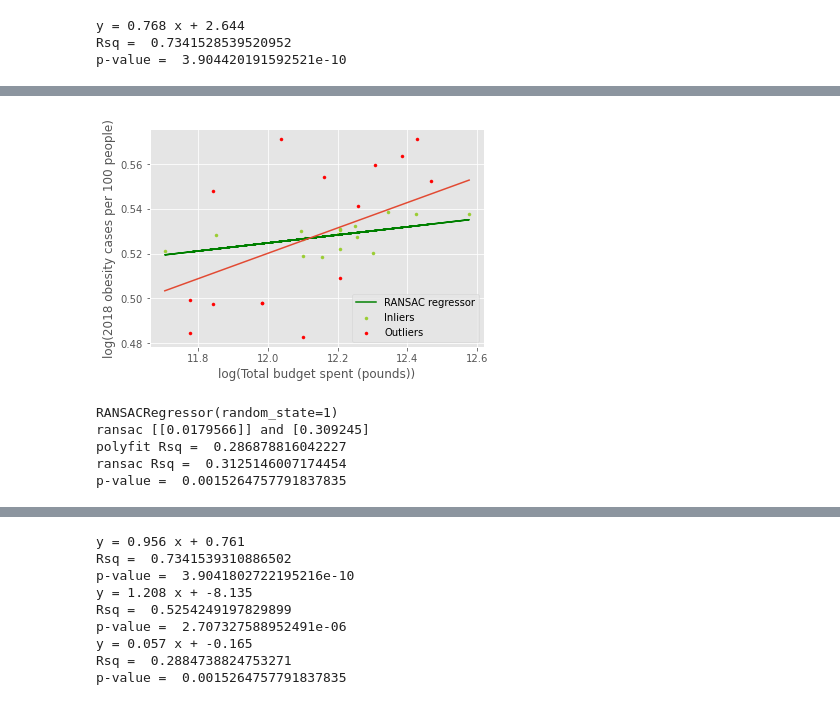
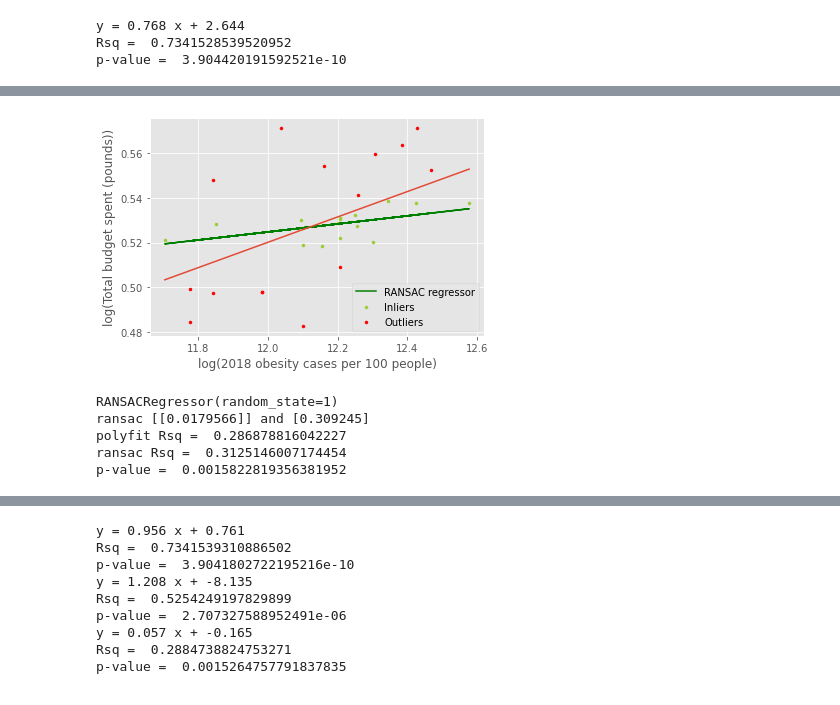
Before and after one commit to Tiana125/CASA0005_QM_CW1, a Jupyter notebook: Untitled.ipynb, the cells around one changed output, grey strips where cells are left out. Drawn from its saved outputs; the diff is of its cells as text; code cells hidden in the pictures.

```diff
--- a/Untitled.ipynb
+++ b/Untitled.ipynb
@@ -216,8 +215,8 @@ p-value =  0.0015822819356381952
 X =  np.log(london_data['total_budget'])
 Yper=np.log(london_data['2018_cases_total'])/np.log(london_data['2018_pop_total'])
 
-plt.xlabel('log(Total budget spent (pounds))')
-plt.ylabel('log(2018 obesity cases per 100 people)')
+plt.ylabel('log(Total budget spent (pounds))')
+plt.xlabel('log(2018 obesity cases per 100 people)')
 
 from sklearn import linear_model
 ransac = linear_model.RANSACRegressor(random_state = 1)
@@ -226,37 +225,37 @@ Yper_ransac = ransac.predict(np.array(X).reshape(-1, 1))
 plt.plot(X, Yper_ransac, color='g', label='RANSAC regressor')
 inlier_mask = ransac.inlier_mask_
 outlier_mask = np.logical_not(inlier_mask)
 param=ransac.get_params()
 #c = plt.plot(X,Yper,'.', label='cases per pop data')
 plt.scatter(X[inlier_mask], Yper[inlier_mask], color='yellowgreen', marker='.',
             label='Inliers')
 plt.scatter(X[outlier_mask], Yper[outlier_mask], color='r', marker='.',
             label='Outliers')
 
-#slope, intercept, r_value, p_value, std_err = sps.linregress(X, Yper)
+slope, intercept, r_value, p_value, std_err = sps.linregress(X, Yper)
 #f = plt.plot(X, X*slope + intercept, 'r', label = 'cases per pop line') # Plot the regression line.
 f, res, _, _, _ = np.polyfit(X,Yper,1, full=True)
 poly = np.poly1d(f)
 
 new_X= np.array(np.sort(X.values))
 
 new_x = np.linspace(new_X[0], new_X[-1])
 new_Y=poly(new_x)
 plt.plot(new_x,new_Y)
 #Ypred_ransac = X.multiply(0.0179566)+0.309245
 
 plt.legend()
 plt.show()
 print(ran)
 print('ransac',ransac.estimator_.coef_, 'and', ransac.estimator_.intercept_)
 #print("y =", round(slope,3), "x +", round(intercept,3))
 print("polyfit Rsq = ", sklearn.metrics.r2_score(Yper, poly(X)))
 print("ransac Rsq = ", sklearn.metrics.r2_score(Yper[inlier_mask], Yper_ransac[inlier_mask]))
 print("p-value = ", p_value)
 # %% [output]
-[figure, old version]
+[figure, new version]
 RANSACRegressor(random_state=1)
 ransac [[0.0179566]] and [0.309245]
 polyfit Rsq =  0.286878816042227
 ransac Rsq =  0.3125146007174454
-p-value =  0.0015264757791837835
+p-value =  0.0015822819356381952
```
Also changed, not shown: parts of 3 cells of this notebook, 9 other files.
